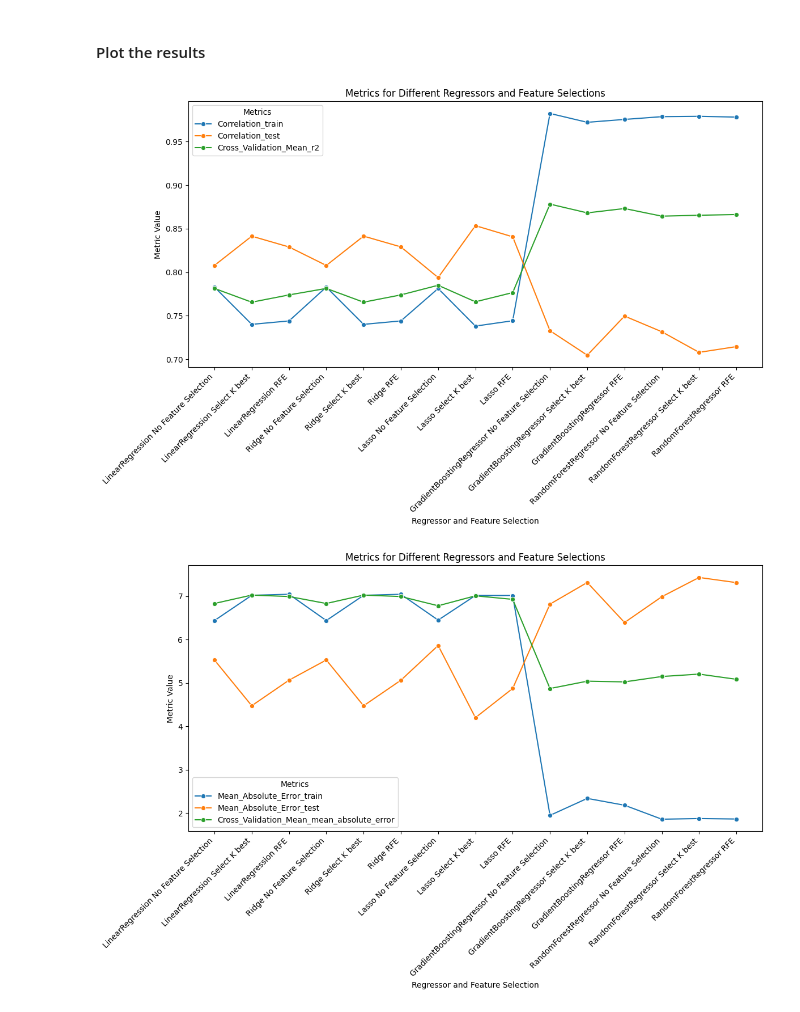
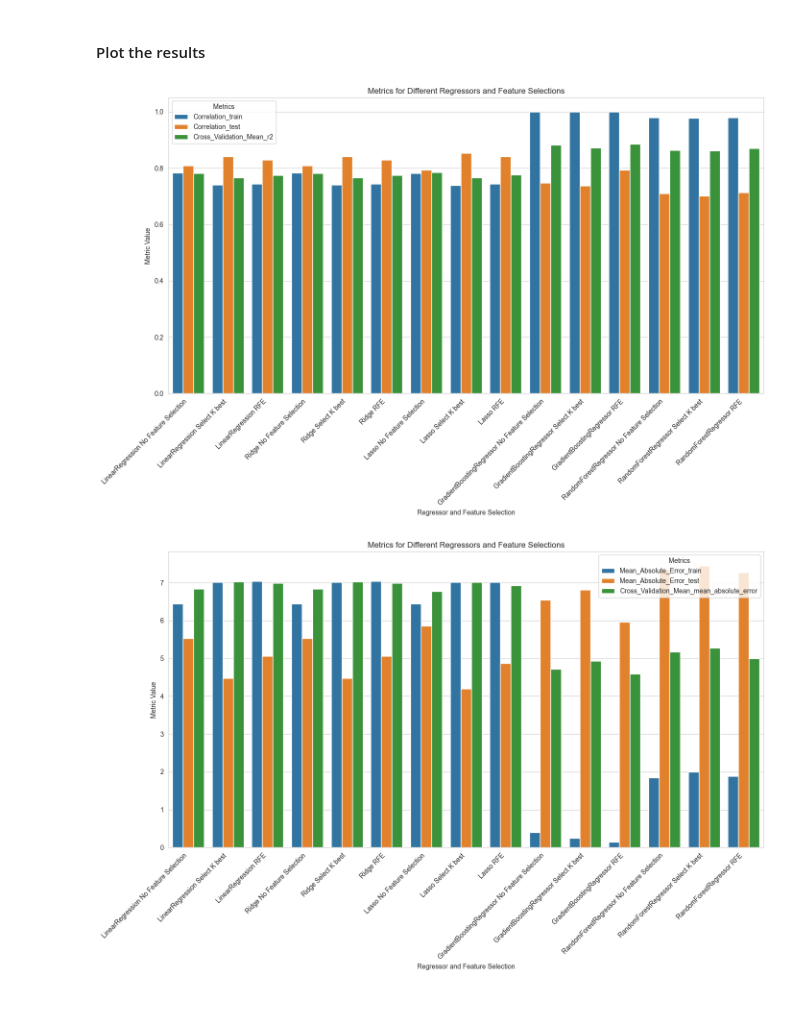
Before and after one commit to Lmax09/Determining-the-Factors-Influencing-the-Spread-of-Tuberculosis-in-Ukraine, a Jupyter notebook: ukraine_combined_feature_selection.ipynb, the cells around one changed output. Drawn from its saved outputs; the diff is of its cells as text; code cells hidden in the pictures.

```diff
--- a/ukraine_combined_feature_selection.ipynb
+++ b/ukraine_combined_feature_selection.ipynb
@@ -1409,25 +1469,29 @@ assessment_results = assessment_results[(assessment_results['Correlation_train']
 #### Plot the results
 # %%
 def plot_metrics(df, metrics_to_plot):
-    plt.figure(figsize=(12, 8))
+    # Melt the DataFrame with only the necessary columns
+    melted_df = pd.melt(df, id_vars=['Regressor_Feature_Selection'],
+                        value_vars=metrics_to_plot,
+                        var_name='Metric',
+                        value_name='Metric Value')
 
-    for column in metrics_to_plot:
-        sns.lineplot(data=df, x='Regressor_Feature_Selection', y=column, marker='o', label=column)
+    plt.figure(figsize=(16, 8))
+    sns.set_style("whitegrid")
+
+    sns.barplot(data=melted_df, x='Regressor_Feature_Selection', y='Metric Value',
+                hue='Metric', hue_order=metrics_to_plot)
 
     plt.xlabel('Regressor and Feature Selection')
     plt.ylabel('Metric Value')
     plt.title('Metrics for Different Regressors and Feature Selections')
 
     plt.xticks(rotation=45, ha='right')
     plt.legend(title='Metrics')
 
-    plt.tight_layout()
-    plt.show()
 
 plot_metrics(assessment_results, ['Correlation_train',	'Correlation_test', 'Cross_Validation_Mean_r2'])
 plot_metrics(assessment_results, ['Mean_Absolute_Error_train',	'Mean_Absolute_Error_test', 'Cross_Validation_Mean_mean_absolute_error'])
 plot_metrics(assessment_results, ['Mean_Squared_Error_train',	'Mean_Squared_Error_test', 'Cross_Validation_Mean_mean_squared_error'])
-plot_metrics(assessment_results, ['Correlation_train',	'Correlation_test', 'Cross_Validation_Mean_r2'])
 # %% [output]
-[figure, old version]
+[figure, new version]
-[figure, old version]
+[figure, new version]
```
Also changed, not shown: parts of 31 cells of this notebook.
